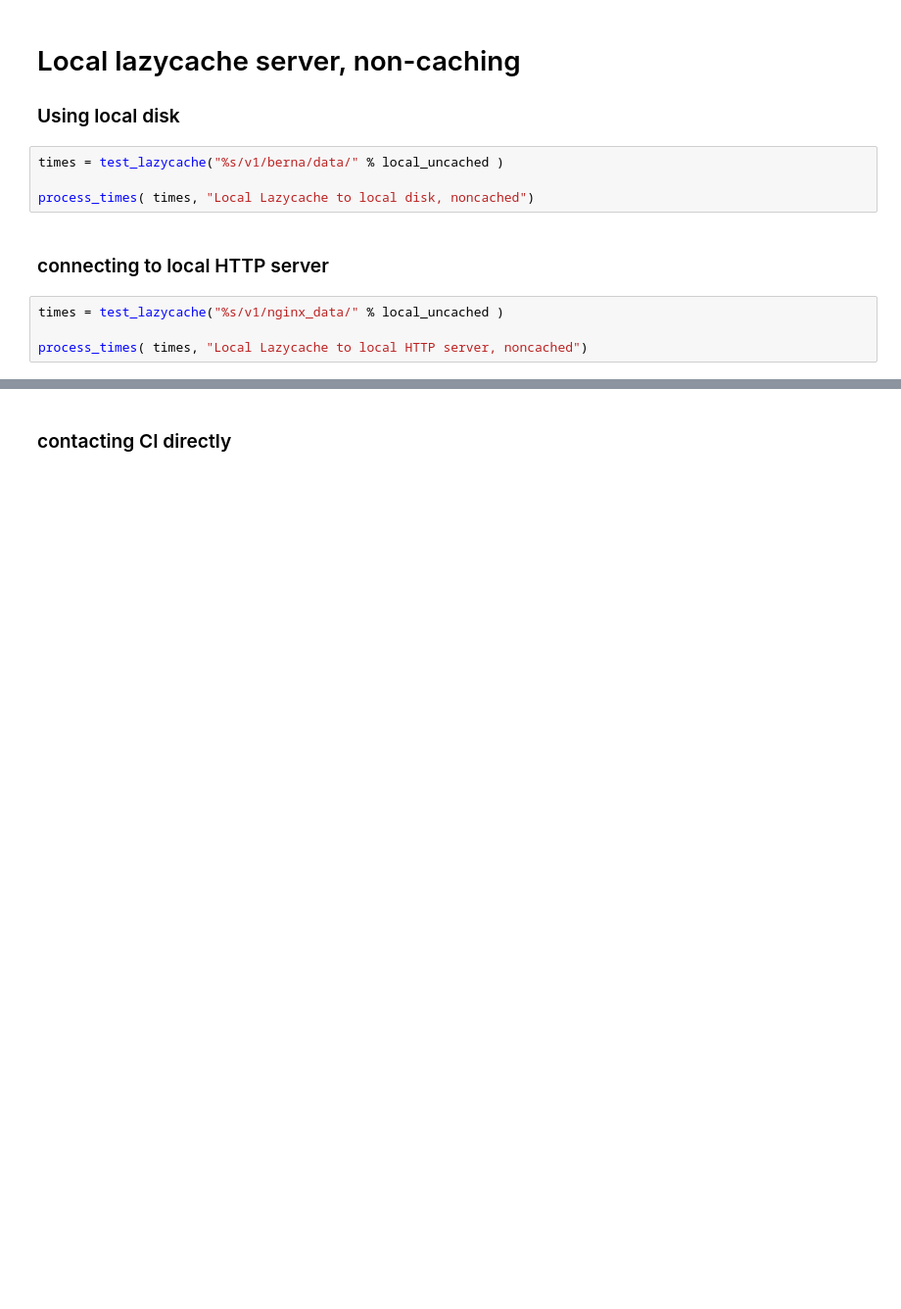
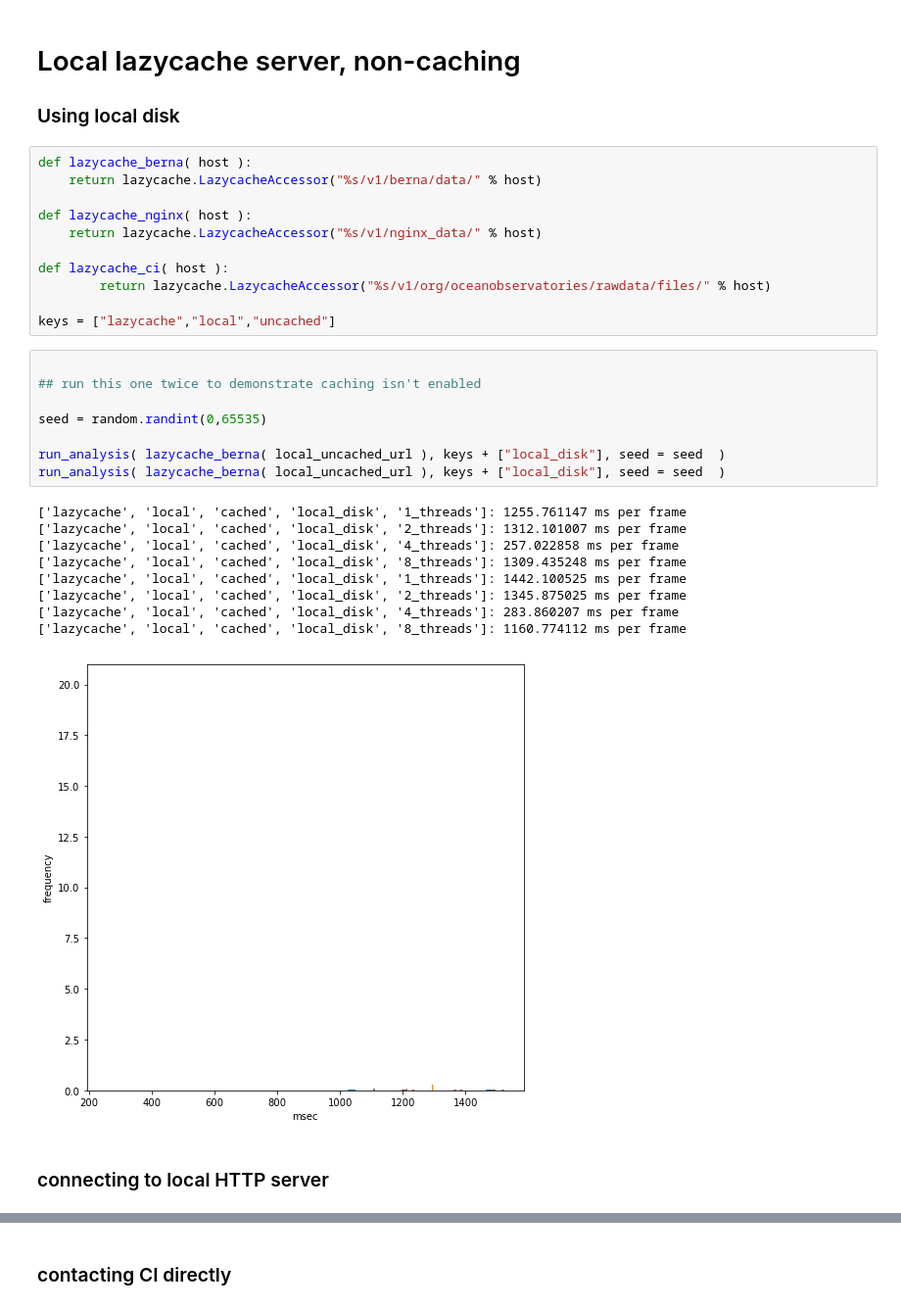
Before and after one commit to CamHD-Analysis/jupyter-lazyqt-benchmarking, a Jupyter notebook: PyCamHD Benchmarking.ipynb, the cells around one changed output, grey strips where cells are left out. Shown at 98% size. Saved outputs shown, nothing was run; the diff lists cells and outputs as text; blank space fills up the shorter version.

```diff
--- a/PyCamHD Benchmarking.ipynb
+++ b/PyCamHD Benchmarking.ipynb
@@ -84,11 +223,32 @@ Direct conversion from Rutgers CI: 3590.659344 ms per frame
 ### Using local disk
-# %%
-times = test_lazycache("%s/v1/berna/data/" % local_uncached )
-
-process_times( times, "Local Lazycache to local disk, noncached")
+# %%
+def lazycache_berna( host ):
+    return lazycache.LazycacheAccessor("%s/v1/berna/data/" % host)
+
+def lazycache_nginx( host ):
+    return lazycache.LazycacheAccessor("%s/v1/nginx_data/" % host)
+
+def lazycache_ci( host ):
+        return lazycache.LazycacheAccessor("%s/v1/org/oceanobservatories/rawdata/files/" % host)
+
+keys = ["lazycache","local","uncached"]
+# %%
+
+## run this one twice to demonstrate caching isn't enabled
+
+seed = random.randint(0,65535)
+
+run_analysis( lazycache_berna( local_uncached_url ), keys + ["local_disk"], seed = seed  )
+run_analysis( lazycache_berna( local_uncached_url ), keys + ["local_disk"], seed = seed  )
+# %% [output]
+['lazycache', 'local', 'cached', 'local_disk', '1_threads']: 1255.761147 ms per frame
+['lazycache', 'local', 'cached', 'local_disk', '2_threads']: 1312.101007 ms per frame
+['lazycache', 'local', 'cached', 'local_disk', '4_threads']: 257.022858 ms per frame
+['lazycache', 'local', 'cached', 'local_disk', '8_threads']: 1309.435248 ms per frame
+['lazycache', 'local', 'cached', 'local_disk', '1_threads']: 1442.100525 ms per frame
+['lazycache', 'local', 'cached', 'local_disk', '2_threads']: 1345.875025 ms per frame
+['lazycache', 'local', 'cached', 'local_disk', '4_threads']: 283.860207 ms per frame
+['lazycache', 'local', 'cached', 'local_disk', '8_threads']: 1160.774112 ms per frame
+[figure, added]
 # %% [markdown]
 ### connecting to local HTTP server
-# %%
-times = test_lazycache("%s/v1/nginx_data/" % local_uncached )
-
-process_times( times, "Local Lazycache to local HTTP server, noncached")
```
Also changed, not shown: parts of 27 cells of this notebook.
